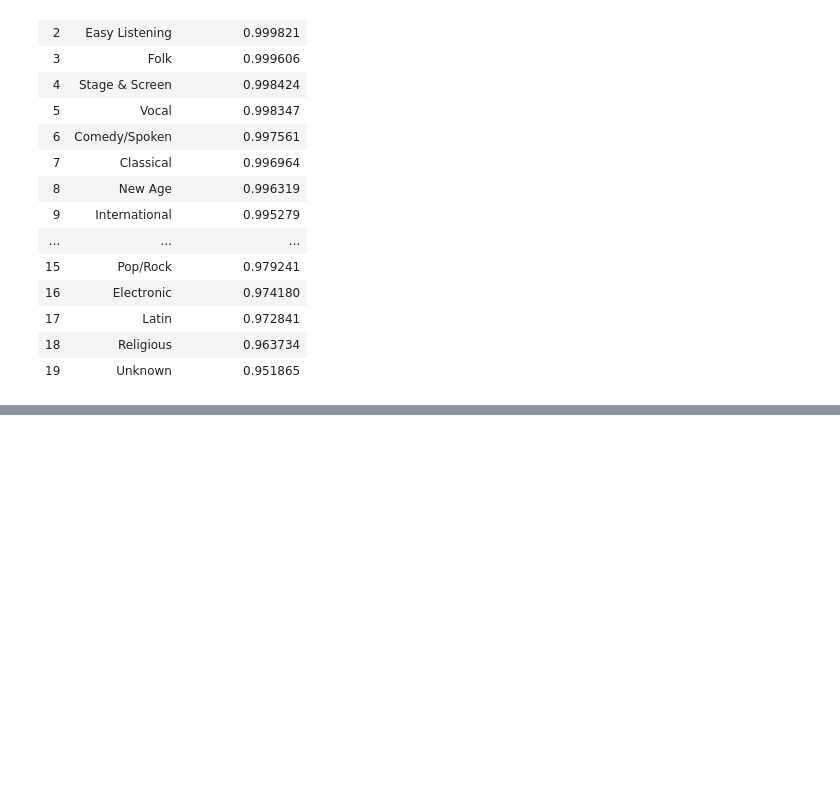
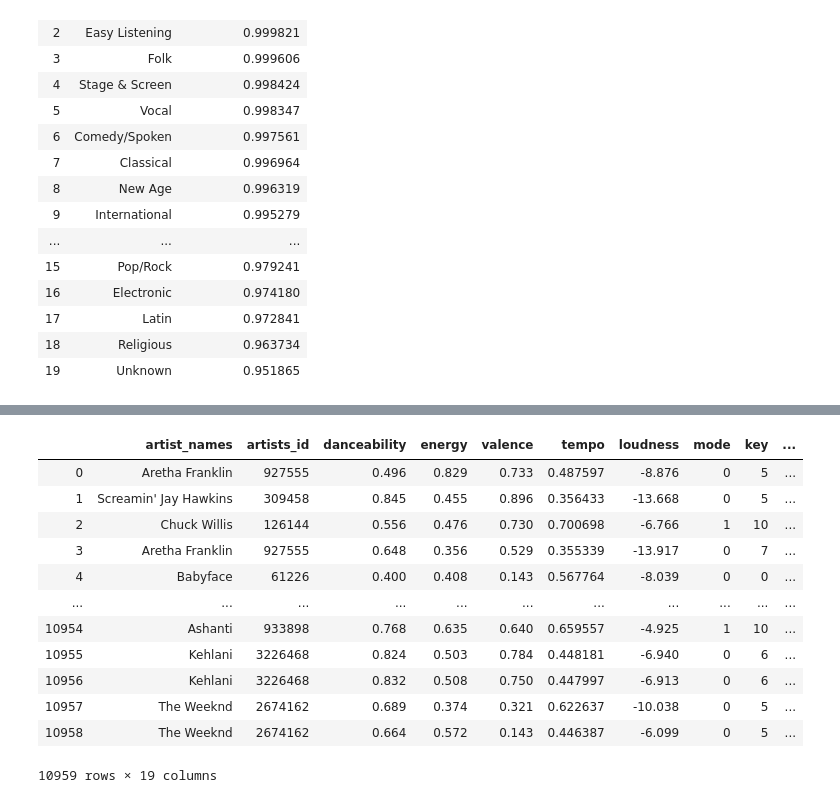
Before and after one commit to Wichaelian/ICM-2021, a Jupyter notebook: 2021_ICM_Problem_D_Data/Problem D.ipynb, the cells around one changed output, grey strips where cells are left out. Saved outputs shown, nothing was run; the diff lists cells and outputs as text; code cells hidden in the pictures; blank space fills up the shorter version.

```diff
--- a/2021_ICM_Problem_D_Data/Problem D.ipynb
+++ b/2021_ICM_Problem_D_Data/Problem D.ipynb
@@ -365,0 +397,19 @@ jazzSimilarity
+# %%
+RBSongs = full[full['artist_names'].isin(artistByGenre.get('R&B;'))]
+RBSongs = RBSongs.sort_values(by='year')
+RBSongs = RBSongs.reset_index(drop=True)
+RBSongs
+# %% [output]
+|  | artist_names | artists_id | danceability | energy | valence | tempo | loudness | mode | key | ... |
+| 0 | Aretha Franklin | 927555 | 0.496 | 0.829 | 0.733 | 0.487597 | -8.876 | 0 | 5 | ... |
+| 1 | Screamin' Jay Hawkins | 309458 | 0.845 | 0.455 | 0.896 | 0.356433 | -13.668 | 0 | 5 | ... |
+| 2 | Chuck Willis | 126144 | 0.556 | 0.476 | 0.730 | 0.700698 | -6.766 | 1 | 10 | ... |
+| 3 | Aretha Franklin | 927555 | 0.648 | 0.356 | 0.529 | 0.355339 | -13.917 | 0 | 7 | ... |
+| 4 | Babyface | 61226 | 0.400 | 0.408 | 0.143 | 0.567764 | -8.039 | 0 | 0 | ... |
+| ... | ... | ... | ... | ... | ... | ... | ... | ... | ... | ... |
+| 10954 | Ashanti | 933898 | 0.768 | 0.635 | 0.640 | 0.659557 | -4.925 | 1 | 10 | ... |
+| 10955 | Kehlani | 3226468 | 0.824 | 0.503 | 0.784 | 0.448181 | -6.940 | 0 | 6 | ... |
+| 10956 | Kehlani | 3226468 | 0.832 | 0.508 | 0.750 | 0.447997 | -6.913 | 0 | 6 | ... |
+| 10957 | The Weeknd | 2674162 | 0.689 | 0.374 | 0.321 | 0.622637 | -10.038 | 0 | 5 | ... |
+| 10958 | The Weeknd | 2674162 | 0.664 | 0.572 | 0.143 | 0.446387 | -6.099 | 0 | 5 | ... |
+10959 rows × 19 columns
```
Also changed, not shown: parts of 4 cells of this notebook.
